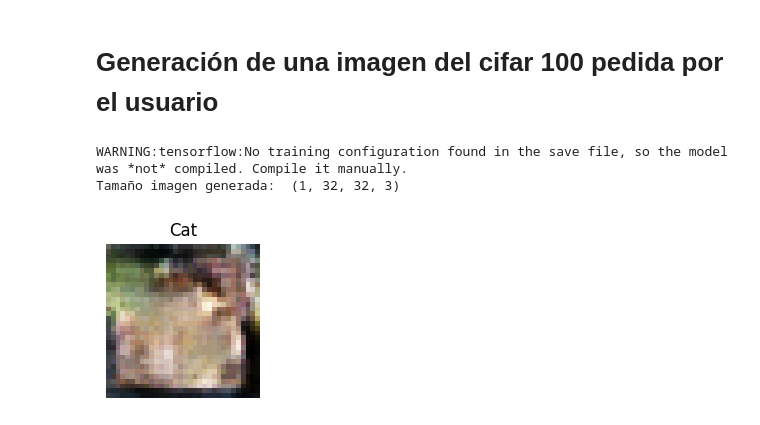
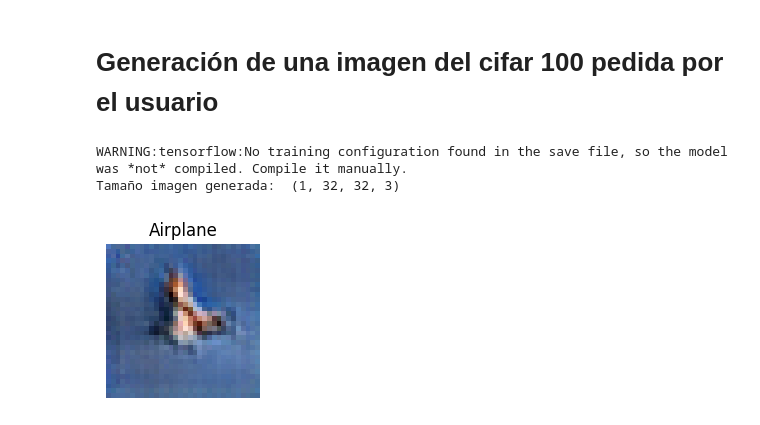
Before and after one commit to ignaciolembo7/ml_ib_final_project, a Jupyter notebook: resultados/modelo_5_cifar10_v4/cgan_train_m5_cifar10.ipynb, the cells around one changed output. Cells and saved outputs as stored; diff of their text form; code cells hidden in the pictures.

```diff
--- a/resultados/modelo_5_cifar10_v4/cgan_train_m5_cifar10.ipynb
+++ b/resultados/modelo_5_cifar10_v4/cgan_train_m5_cifar10.ipynb
@@ -633,32 +633,32 @@ def get_index(word, tags_list):
     try:
         return tags_list.index(word)
     except ValueError:
         return -1  # Devuelve -1 si la palabra no se encuentra en la lista
 
 # Cargar el modelo generador
 g_model = load_model('gmodel_m5_cifar10.h5')
 
-imagen_a_generar = 'Cat'
+imagen_a_generar = 'Airplane'
 index = get_index(imagen_a_generar, tags)
 
 #label = tf.expand_dims(numero_a_generar, axis=-1) #expando la dimension de y_train para que quede analogo al ejemplo del cifar10
 label = tf.ones(1)*index
 
 # Generar ruido aleatorio
 noise = tf.random.normal(shape=(1, noise_dim))
 
 # Generar imagen falsa
 generated_image = g_model([noise, label]) #  Genero imagenes falsas
 #generated_image = g_model.predict([noise, label])
 print("Tamaño imagen generada: ", generated_image.shape)
 
 plt.figure(figsize=(2,2))
 img = image.array_to_img(generated_image[0], scale=True)
 plt.imshow(img)
 plt.axis('off')
 plt.title(f"{tags[index]}")
 plt.show()
 # %% [output]
 WARNING:tensorflow:No training configuration found in the save file, so the model was *not* compiled. Compile it manually.
 Tamaño imagen generada:  (1, 32, 32, 3)
-[figure, old version]
+[figure, new version]
```
Also changed, not shown: 7 other files.
